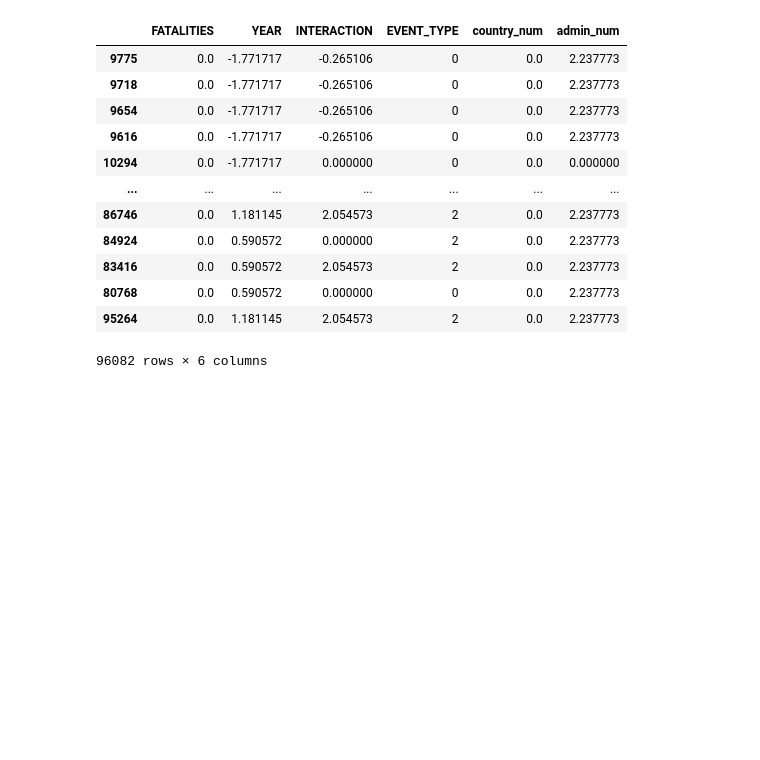
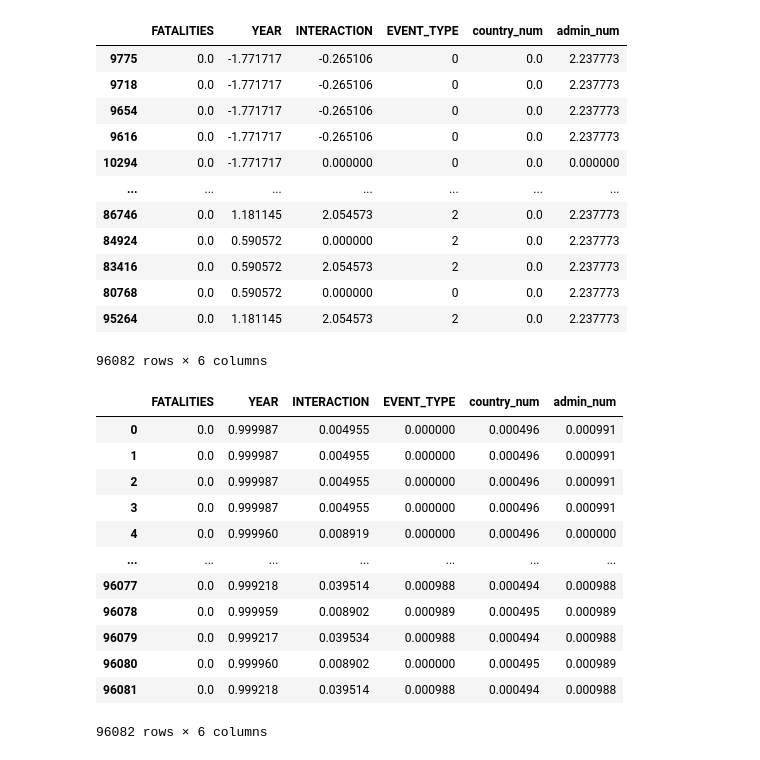
Before and after one commit to mishhgun01/ml-2023, a Jupyter notebook: lab_01.ipynb, the cells around one changed output. Saved outputs shown, nothing was run; the diff lists cells and outputs as text; code cells hidden in the pictures; blank space fills up the shorter version.

```diff
--- a/lab_01.ipynb
+++ b/lab_01.ipynb
@@ -183,3 +183,26 @@ See the caveats in the documentation: https://pandas.pydata.org/pandas-docs/stab
 | 80768 | 0.0 | 0.590572 | 0.000000 | 0 | 0.0 | 2.237773 |
 | 95264 | 0.0 | 1.181145 | 2.054573 | 2 | 0.0 | 2.237773 |
 96082 rows × 6 columns
+# %%
+from sklearn import preprocessing
+# norm_df['EVEeNT_TYPE'] = (norm_df['EVENT_TYPE']-norm_df['EVENT_TYPE'].median())/norm_df['EVENT_TYPE'].std()
+df['admin_num'] = df.apply(admin_to_number, axis=1)
+df['country_num'] = df.apply(country_to_number, axis=1)
+normalized = preprocessing.normalize(df[['FATALITIES','YEAR', 'INTERACTION', 'EVENT_TYPE', 'country_num', 'admin_num']])
+df_to_clusterization = pd.DataFrame(normalized, columns=['FATALITIES','YEAR', 'INTERACTION', 'EVENT_TYPE', 'country_num', 'admin_num'])
+df_to_clusterization.to_csv(r'df_to_clusters.csv', index= False )
+df_to_clusterization
+# %% [output]
+|  | FATALITIES | YEAR | INTERACTION | EVENT_TYPE | country_num | admin_num |
+| 0 | 0.0 | 0.999987 | 0.004955 | 0.000000 | 0.000496 | 0.000991 |
+| 1 | 0.0 | 0.999987 | 0.004955 | 0.000000 | 0.000496 | 0.000991 |
+| 2 | 0.0 | 0.999987 | 0.004955 | 0.000000 | 0.000496 | 0.000991 |
+| 3 | 0.0 | 0.999987 | 0.004955 | 0.000000 | 0.000496 | 0.000991 |
+| 4 | 0.0 | 0.999960 | 0.008919 | 0.000000 | 0.000496 | 0.000000 |
+| ... | ... | ... | ... | ... | ... | ... |
+| 96077 | 0.0 | 0.999218 | 0.039514 | 0.000988 | 0.000494 | 0.000988 |
+| 96078 | 0.0 | 0.999959 | 0.008902 | 0.000989 | 0.000495 | 0.000989 |
+| 96079 | 0.0 | 0.999217 | 0.039534 | 0.000988 | 0.000494 | 0.000988 |
+| 96080 | 0.0 | 0.999960 | 0.008902 | 0.000000 | 0.000495 | 0.000989 |
+| 96081 | 0.0 | 0.999218 | 0.039514 | 0.000988 | 0.000494 | 0.000988 |
+96082 rows × 6 columns
```
Also changed, not shown: 3 other files.
